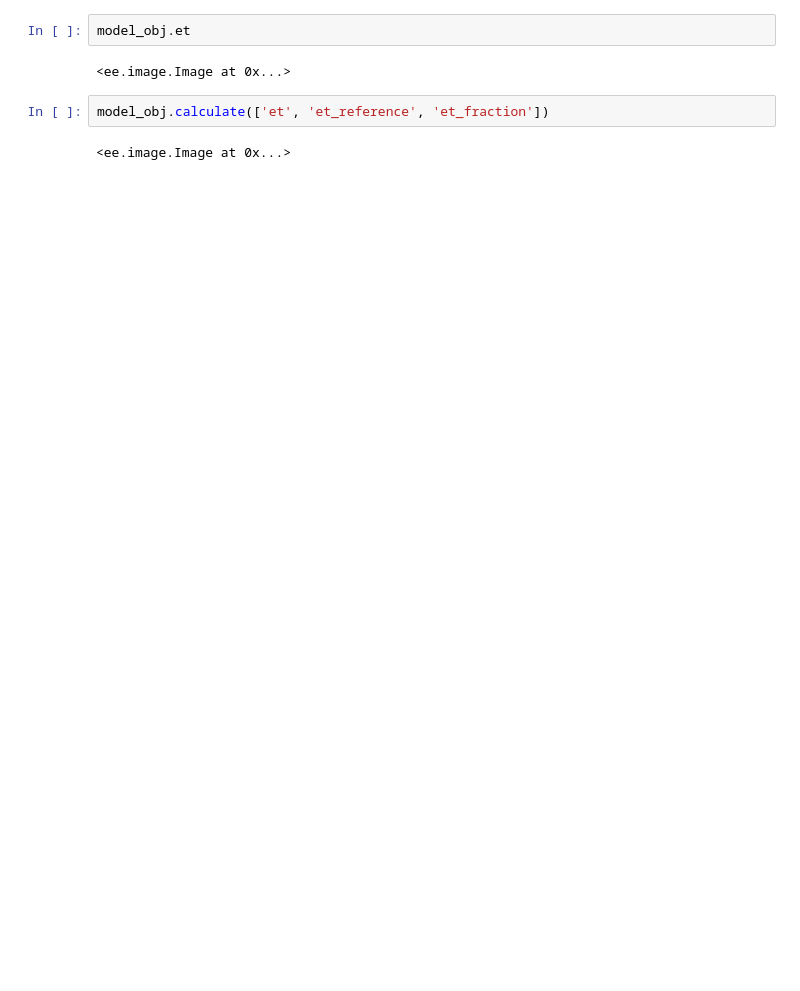
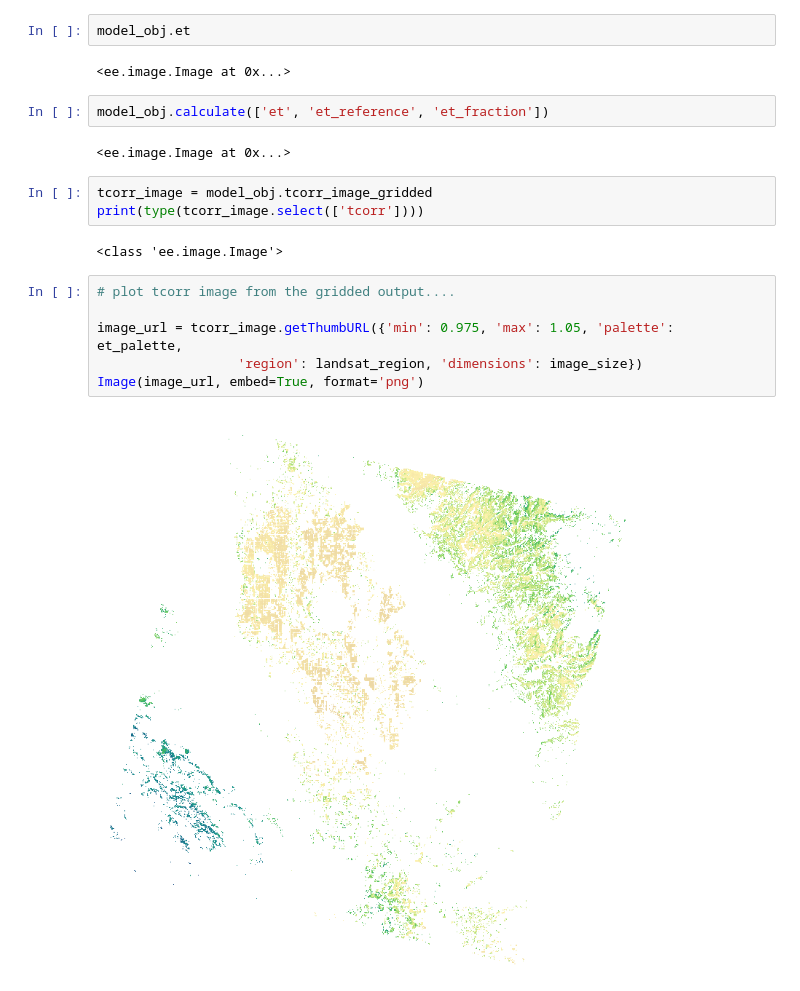
Before and after one commit to Open-ET/openet-ssebop, a Jupyter notebook: gridc.ipynb, the cells around one changed output. Saved outputs shown, nothing was run; the diff lists cells and outputs as text; blank space fills up the shorter version.

Commit message:
new tcorr_image_gridded() function

```diff
--- a/gridc.ipynb
+++ b/gridc.ipynb
@@ -72,3 +69,16 @@ model_obj.et
 model_obj.calculate(['et', 'et_reference', 'et_fraction'])
 # %% [output]
 <ee.image.Image at 0x...>
+# %%
+tcorr_image = model_obj.tcorr_image_gridded
+print(type(tcorr_image.select(['tcorr'])))
+# %% [output]
+<class 'ee.image.Image'>
+# %%
+# plot tcorr image from the gridded output....
+
+image_url = tcorr_image.getThumbURL({'min': 0.975, 'max': 1.05, 'palette': et_palette,
+                  'region': landsat_region, 'dimensions': image_size})
+Image(image_url, embed=True, format='png')
+# %% [output]
+[figure, added]
```
Also changed, not shown: parts of 3 cells of this notebook, 1 other file.
